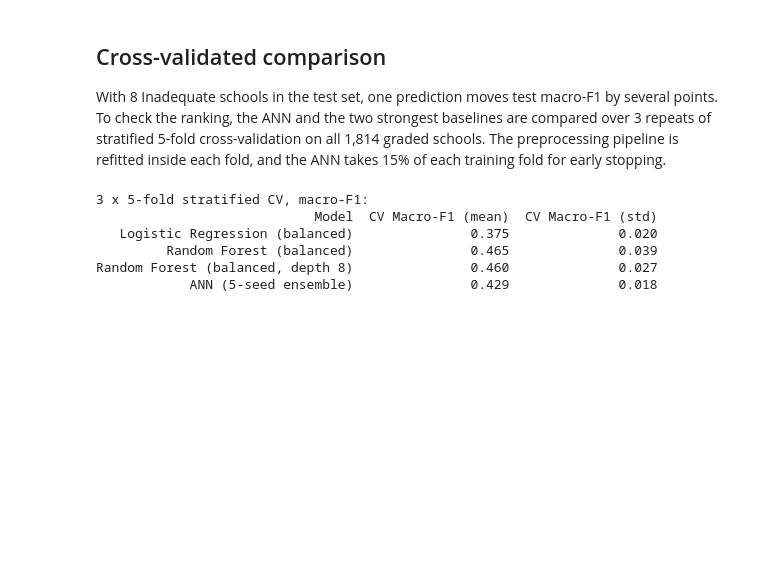
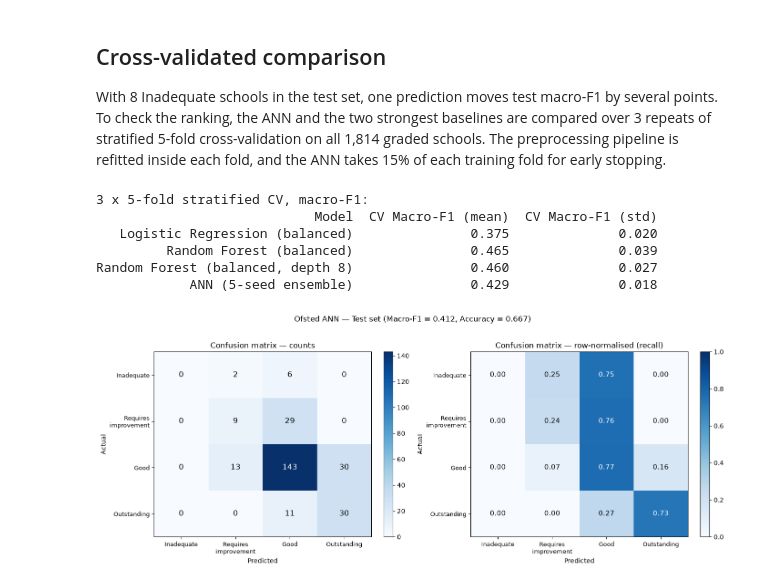
Before and after one commit to HEMALEED/school-performance-prediction-england-ann, a Jupyter notebook: notebooks/ann_ofsted.ipynb, the cells around one changed output. Cells and saved outputs as stored; diff of their text form; code cells hidden in the pictures; blank space fills up the shorter version.

Commit message:
Rerun supervisor fixes: 5-seed ANN test macro-F1 0.412, CV 0.429; baselines on same test set; preprocessing save cell; updated confusion matrix

```diff
--- a/notebooks/ann_ofsted.ipynb
+++ b/notebooks/ann_ofsted.ipynb
@@ -349,3 +349,67 @@ print(cv_summary.to_string(index=False))
          Random Forest (balanced)               0.465              0.039
 Random Forest (balanced, depth 8)               0.460              0.027
             ANN (5-seed ensemble)               0.429              0.018
+# %%
+import matplotlib.pyplot as plt
+import numpy as np
+from sklearn.metrics import confusion_matrix, f1_score, accuracy_score
+
+# Get predictions on test set
+model.eval()
+with torch.no_grad():
+    test_preds = predict_proba(ensemble, X_test_t).argmax(axis=1)
+
+grade_labels = ["Inadequate", "Requires\nimprovement", "Good", "Outstanding"]
+
+# Compute confusion matrix
+cm = confusion_matrix(y_test, test_preds)
+cm_normalised = cm.astype(float) / cm.sum(axis=1, keepdims=True)   # row-normalised
+
+# Metrics for title
+macro_f1 = f1_score(y_test, test_preds, average="macro")
+accuracy = accuracy_score(y_test, test_preds)
+
+# ─── Plot ────────────────────────────────────────────────
+fig, axes = plt.subplots(1, 2, figsize=(14, 5.5))
+
+# Panel 1: Raw counts
+ax = axes[0]
+im = ax.imshow(cm, cmap="Blues", aspect="auto")
+ax.set_xticks(np.arange(4))
+ax.set_yticks(np.arange(4))
+ax.set_xticklabels(grade_labels, rotation=0, fontsize=9)
+ax.set_yticklabels(grade_labels, fontsize=9)
+ax.set_xlabel("Predicted")
+ax.set_ylabel("Actual")
+ax.set_title("Confusion matrix — counts")
+# Add value labels in cells
+for i in range(4):
+    for j in range(4):
+        colour = "white" if cm[i, j] > cm.max() / 2 else "black"
+        ax.text(j, i, cm[i, j], ha="center", va="center", color=colour, fontsize=12)
+plt.colorbar(im, ax=ax, fraction=0.046)
+
+# Panel 2: Row-normalised (recall per class)
+ax = axes[1]
+im = ax.imshow(cm_normalised, cmap="Blues", aspect="auto", vmin=0, vmax=1)
+ax.set_xticks(np.arange(4))
+ax.set_yticks(np.arange(4))
+ax.set_xticklabels(grade_labels, rotation=0, fontsize=9)
+ax.set_yticklabels(grade_labels, fontsize=9)
+ax.set_xlabel("Predicted")
+ax.set_ylabel("Actual")
+ax.set_title("Confusion matrix — row-normalised (recall)")
+for i in range(4):
+    for j in range(4):
+        colour = "white" if cm_normalised[i, j] > 0.5 else "black"
+        ax.text(j, i, f"{cm_normalised[i, j]:.2f}",
+                ha="center", va="center", color=colour, fontsize=11)
+plt.colorbar(im, ax=ax, fraction=0.046)
+
+plt.suptitle(f"Ofsted ANN — Test set (Macro-F1 = {macro_f1:.3f}, Accuracy = {accuracy:.3f})",
+             fontsize=12, y=1.02)
+plt.tight_layout()
+plt.savefig("../SRC/EDA/fig_ofsted_ann_confusion_matrix.png", dpi=150, bbox_inches="tight")
+plt.show()
+# %% [output]
+[figure, added]
```
Also changed, not shown: parts of 1 cell of this notebook, 5 other files.
